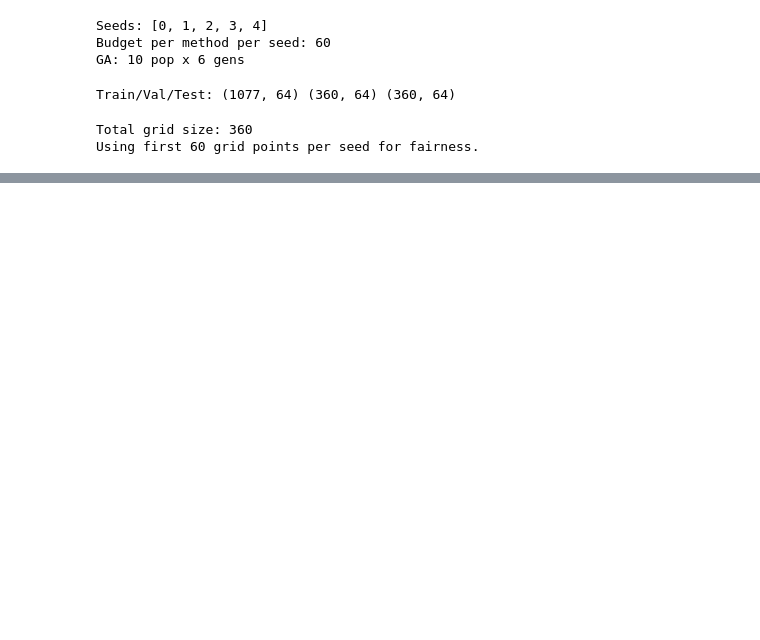
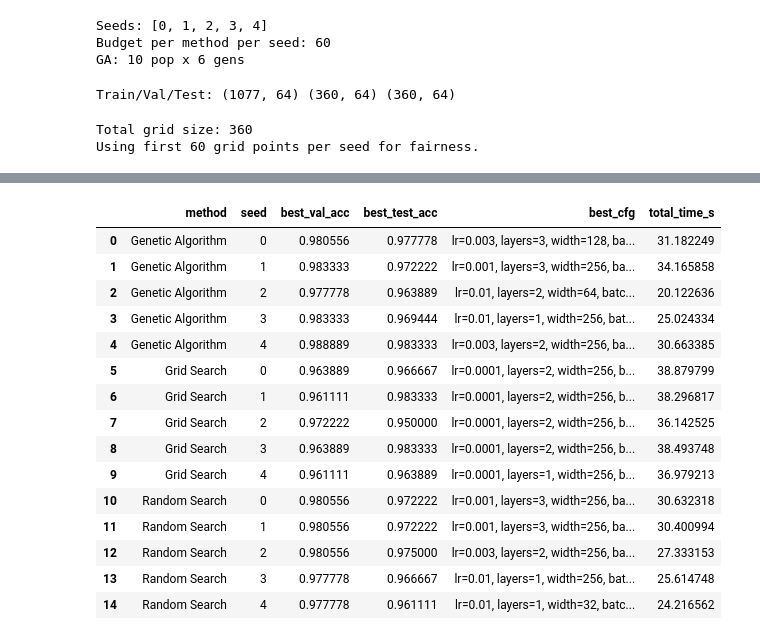
Before and after one commit to BraydenAntonelli/ga-nn-hyperparameter-optimization, a Jupyter notebook: GA_experiments.ipynb, the cells around one changed output, grey strips where cells are left out. Drawn from its saved outputs; the diff is of its cells as text; code cells hidden in the pictures; blank space fills up the shorter version.

Commit message:
Added GA Design and cell 7 comparison

```diff
--- a/GA_experiments.ipynb
+++ b/GA_experiments.ipynb
@@ -256,0 +436,49 @@ pd.DataFrame(rand_results).sort_values(["best_val_acc"], ascending=False).reset_
+# %%
+# Cell 7 — average (and best) best-so-far curves across seeds
+
+# Helper function to pad curves to the same length by holding the last value, so we can compute mean and std dev across seeds.
+def pad_to_len(curves: List[List[float]], L: int) -> np.ndarray:
+    arr = []
+    for c in curves:
+        if len(c) < L:
+            c = c + [c[-1]] * (L - len(c))
+        arr.append(c[:L])
+    return np.array(arr, dtype=float)
+
+# Compute mean and std dev of best-so-far curves across seeds for each method. Returns two arrays of shape (L,) where L is the max curve length.
+def mean_std_curve(curve_dict: Dict[int, List[float]]) -> Tuple[np.ndarray, np.ndarray]:
+    # curve_dict: seed -> curve list
+    curves = list(curve_dict.values())
+    L = max(len(c) for c in curves)
+    mat = pad_to_len(curves, L)
+    return mat.mean(axis=0), mat.std(axis=0)
+
+# Get the seed with the best final val acc for a given method, so we can highlight its curve in the final visual.
+def best_seed_by_metric(rows: pd.DataFrame, method: str, metric: str = "best_val_acc") -> int:
+    sub = rows[rows["method"] == method].copy()
+    return int(sub.sort_values(metric, ascending=False).iloc[0]["seed"])
+
+# Build a single dataframe with all results for easy comparison and final table display.
+all_rows = pd.DataFrame(grid_results + rand_results + ga_results)
+
+# Final visual: plot mean best-so-far curve with error bars for each method, and highlight the best seed curve for each method.
+best_cfg_table = all_rows[["method","seed","best_val_acc","best_test_acc","best_cfg","total_time_s"]].copy()
+best_cfg_table = best_cfg_table.sort_values(["method","seed"]).reset_index(drop=True)
+best_cfg_table
+# %% [output]
+|  | method | seed | best_val_acc | best_test_acc | best_cfg | total_time_s |
+| 0 | Genetic Algorithm | 0 | 0.980556 | 0.977778 | lr=0.003, layers=3, width=128, ba... | 31.182249 |
+| 1 | Genetic Algorithm | 1 | 0.983333 | 0.972222 | lr=0.001, layers=3, width=256, ba... | 34.165858 |
+| 2 | Genetic Algorithm | 2 | 0.977778 | 0.963889 | lr=0.01, layers=2, width=64, batc... | 20.122636 |
+| 3 | Genetic Algorithm | 3 | 0.983333 | 0.969444 | lr=0.01, layers=1, width=256, bat... | 25.024334 |
+| 4 | Genetic Algorithm | 4 | 0.988889 | 0.983333 | lr=0.003, layers=2, width=256, ba... | 30.663385 |
+| 5 | Grid Search | 0 | 0.963889 | 0.966667 | lr=0.0001, layers=2, width=256, b... | 38.879799 |
+| 6 | Grid Search | 1 | 0.961111 | 0.983333 | lr=0.0001, layers=2, width=256, b... | 38.296817 |
+| 7 | Grid Search | 2 | 0.972222 | 0.950000 | lr=0.0001, layers=2, width=256, b... | 36.142525 |
+| 8 | Grid Search | 3 | 0.963889 | 0.983333 | lr=0.0001, layers=2, width=256, b... | 38.493748 |
+| 9 | Grid Search | 4 | 0.961111 | 0.963889 | lr=0.0001, layers=1, width=256, b... | 36.979213 |
+| 10 | Random Search | 0 | 0.980556 | 0.972222 | lr=0.001, layers=3, width=256, ba... | 30.632318 |
+| 11 | Random Search | 1 | 0.980556 | 0.972222 | lr=0.001, layers=3, width=256, ba... | 30.400994 |
+| 12 | Random Search | 2 | 0.980556 | 0.975000 | lr=0.003, layers=2, width=256, ba... | 27.333153 |
+| 13 | Random Search | 3 | 0.977778 | 0.966667 | lr=0.01, layers=1, width=256, bat... | 25.614748 |
+| 14 | Random Search | 4 | 0.977778 | 0.961111 | lr=0.01, layers=1, width=32, batc... | 24.216562 |
```
Also changed, not shown: parts of 5 cells of this notebook.
